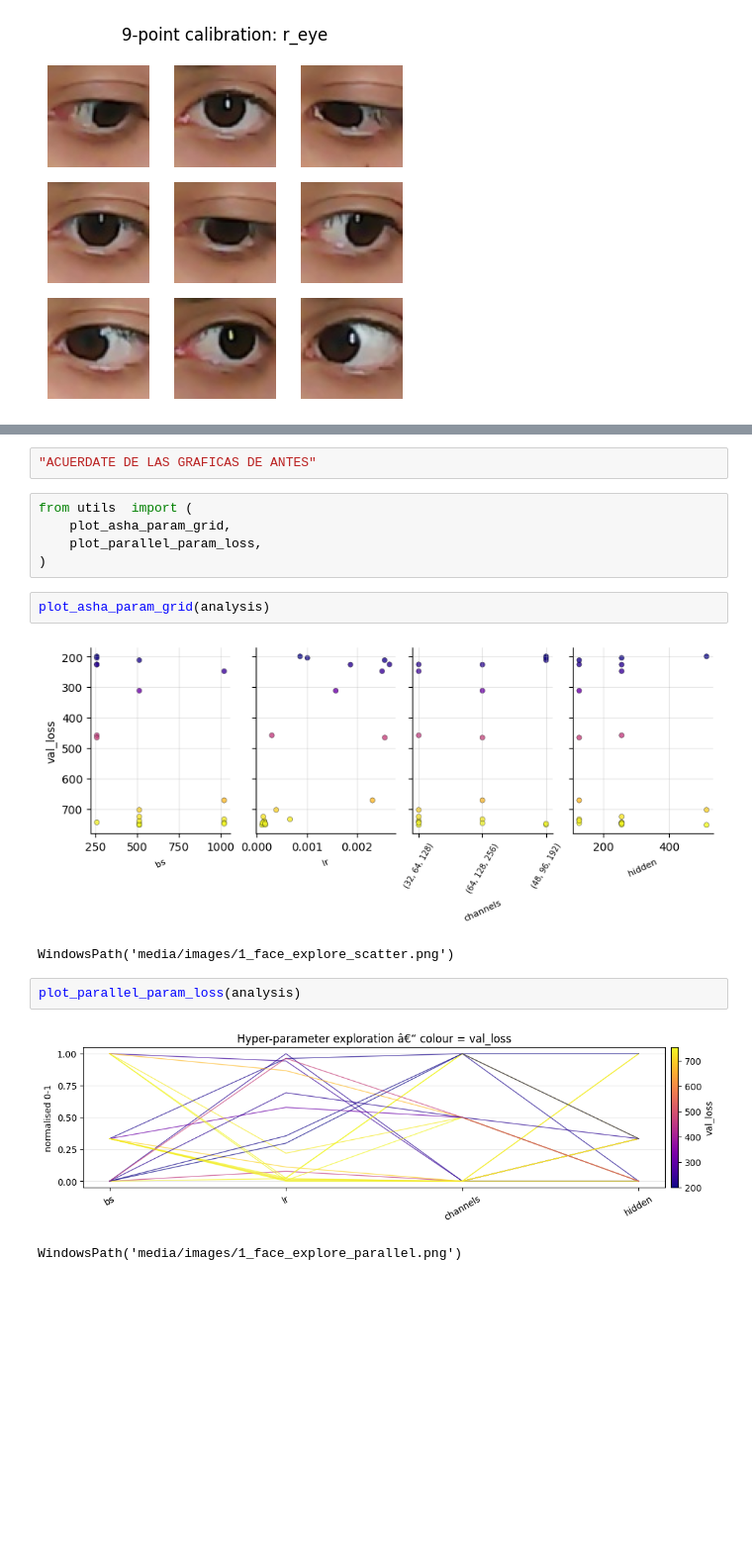
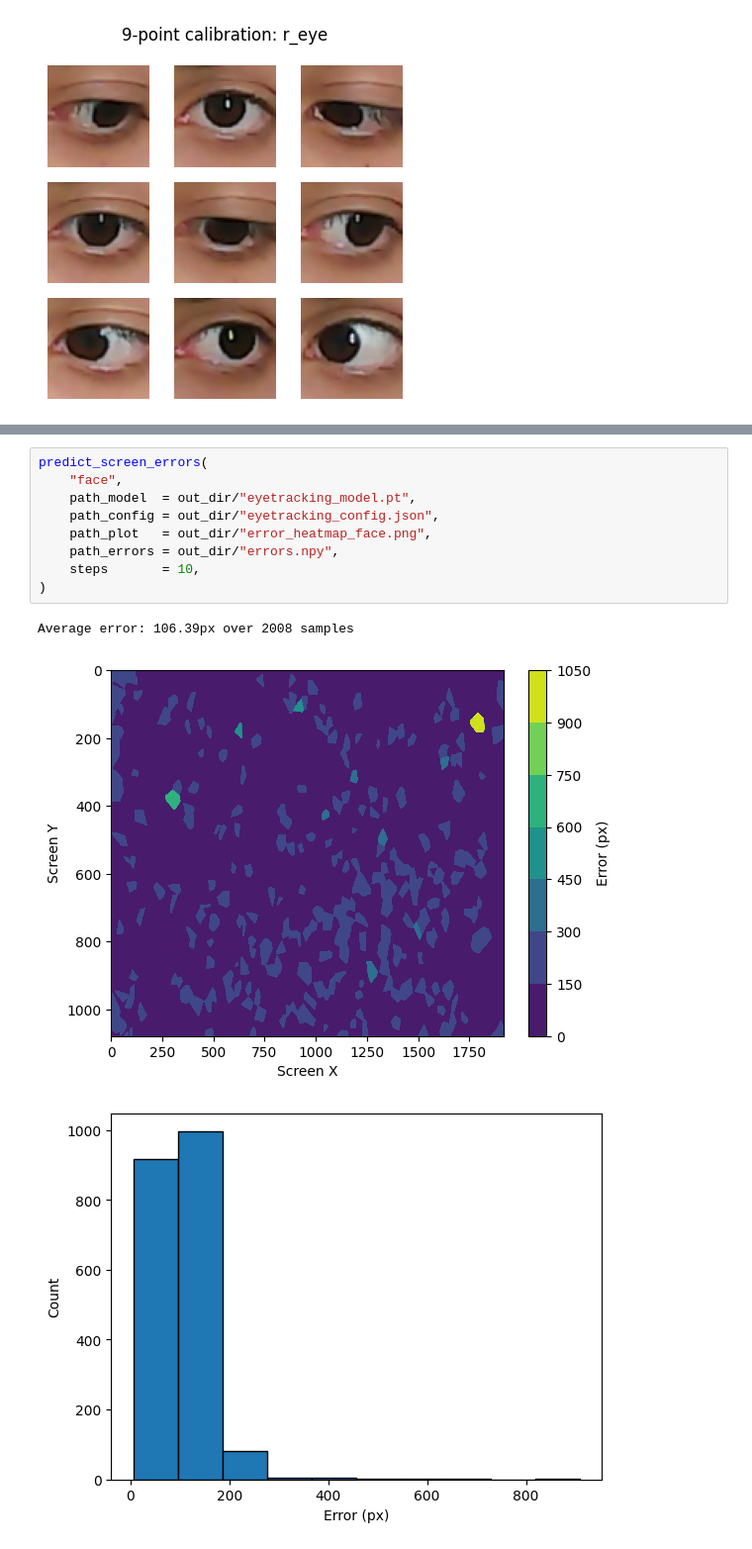
Before and after one commit to YssfDevOps/eye-tracker-vocacions, a Jupyter notebook: src/train_model.ipynb, the cells around one changed output, grey strips where cells are left out. Shown at 99% size. Drawn from its saved outputs; the diff is of its cells as text; blank space fills up the shorter version.

```diff
--- a/src/train_model.ipynb
+++ b/src/train_model.ipynb
@@ -333,17 +344,13 @@ print(f"MAE (test): {test_results[0]['test_mae']:.2f} px")
-# %%
-"ACUERDATE DE LAS GRAFICAS DE ANTES"
-# %%
-from utils  import (
-    plot_asha_param_grid,
-    plot_parallel_param_loss,
-)
-# %%
-plot_asha_param_grid(analysis)
-# %% [output]
-[figure, removed]
-WindowsPath('media/images/1_face_explore_scatter.png')
-# %%
-plot_parallel_param_loss(analysis)
-# %% [output]
-[figure, removed]
-WindowsPath('media/images/1_face_explore_parallel.png')
+# %%
+predict_screen_errors(
+    "face",
+    path_model  = out_dir/"eyetracking_model.pt",
+    path_config = out_dir/"eyetracking_config.json",
+    path_plot   = out_dir/"error_heatmap_face.png",
+    path_errors = out_dir/"errors.npy",
+    steps       = 10,
+)
+# %% [output]
+Average error: 106.39px over 2008 samples
+[figure, added]
+[figure, added]
```
Also changed, not shown: parts of 6 cells of this notebook, 2 other files.
